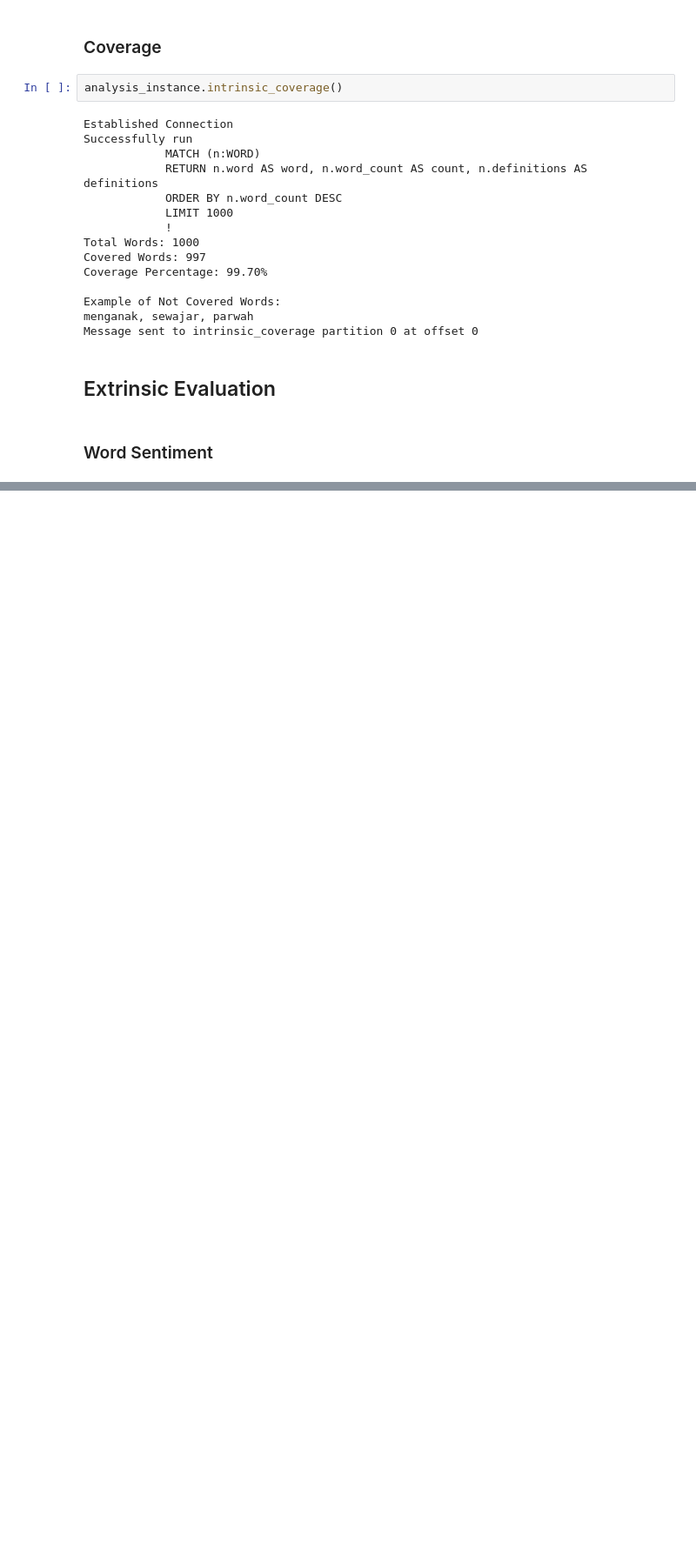
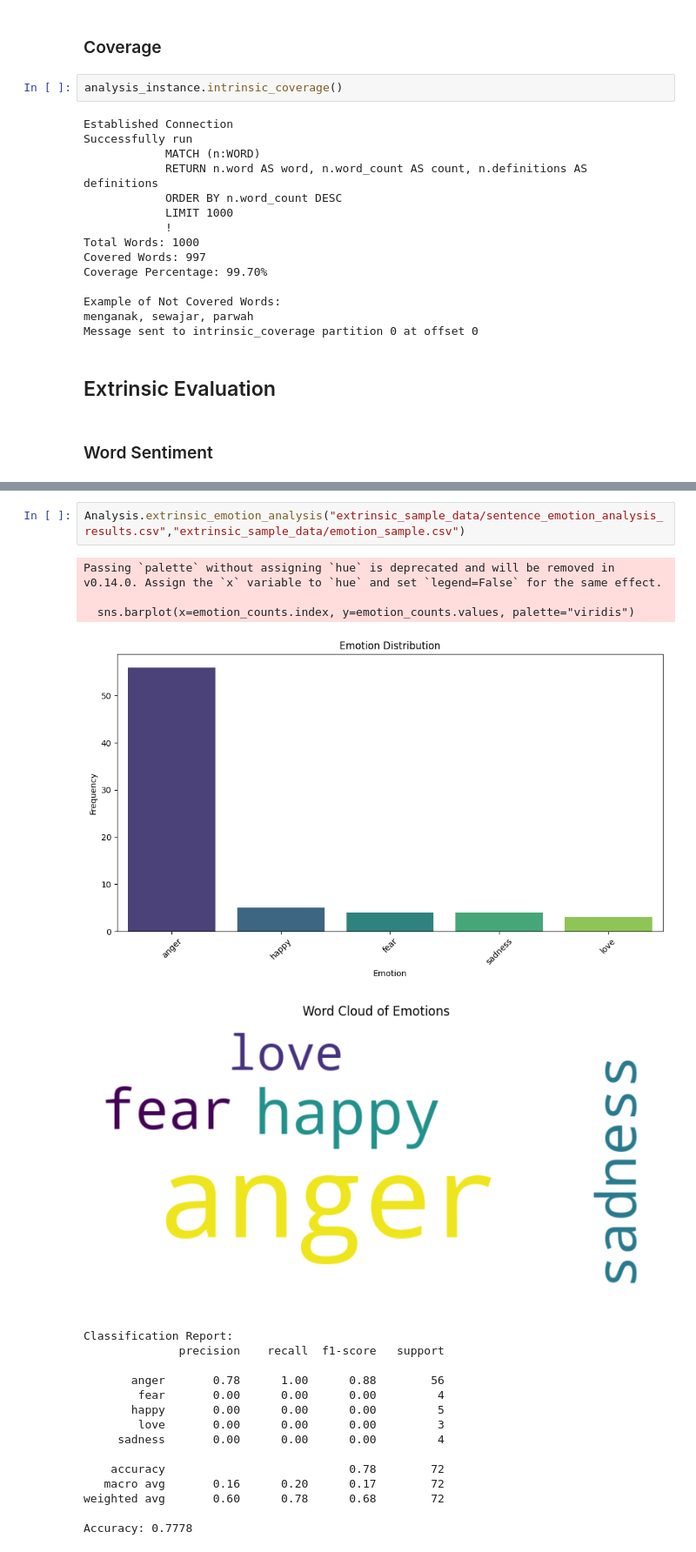
Before and after one commit to ZhanLiang06/DE_malay_news, a Jupyter notebook: LexiconAnalysis.ipynb, the cells around one changed output, grey strips where cells are left out. Shown: that part at 87% size. Drawn from its saved outputs; the diff is of its cells as text; blank space fills up the shorter version.

```diff
--- a/LexiconAnalysis.ipynb
+++ b/LexiconAnalysis.ipynb
@@ -147,0 +174,22 @@ weighted avg       0.04      0.20      0.07        35
+# %%
+Analysis.extrinsic_emotion_analysis("extrinsic_sample_data/sentence_emotion_analysis_results.csv","extrinsic_sample_data/emotion_sample.csv")
+# %% [output]
+Passing `palette` without assigning `hue` is deprecated and will be removed in v0.14.0. Assign the `x` variable to `hue` and set `legend=False` for the same effect.
+
+  sns.barplot(x=emotion_counts.index, y=emotion_counts.values, palette="viridis")
+[figure, added]
+[figure, added]
+Classification Report:
+              precision    recall  f1-score   support
+
+       anger       0.78      1.00      0.88        56
+        fear       0.00      0.00      0.00         4
+       happy       0.00      0.00      0.00         5
+        love       0.00      0.00      0.00         3
+     sadness       0.00      0.00      0.00         4
+
+    accuracy                           0.78        72
+   macro avg       0.16      0.20      0.17        72
+weighted avg       0.60      0.78      0.68        72
+
+Accuracy: 0.7778
```
Also changed, not shown: parts of 6 cells of this notebook, 14 other files.
